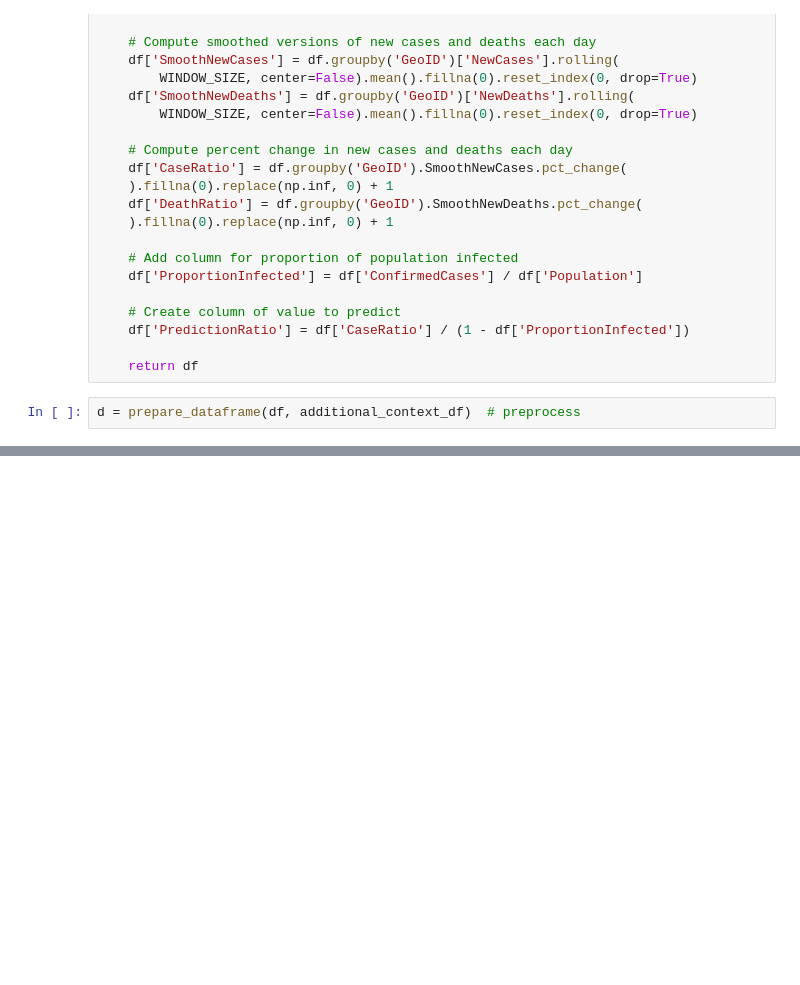
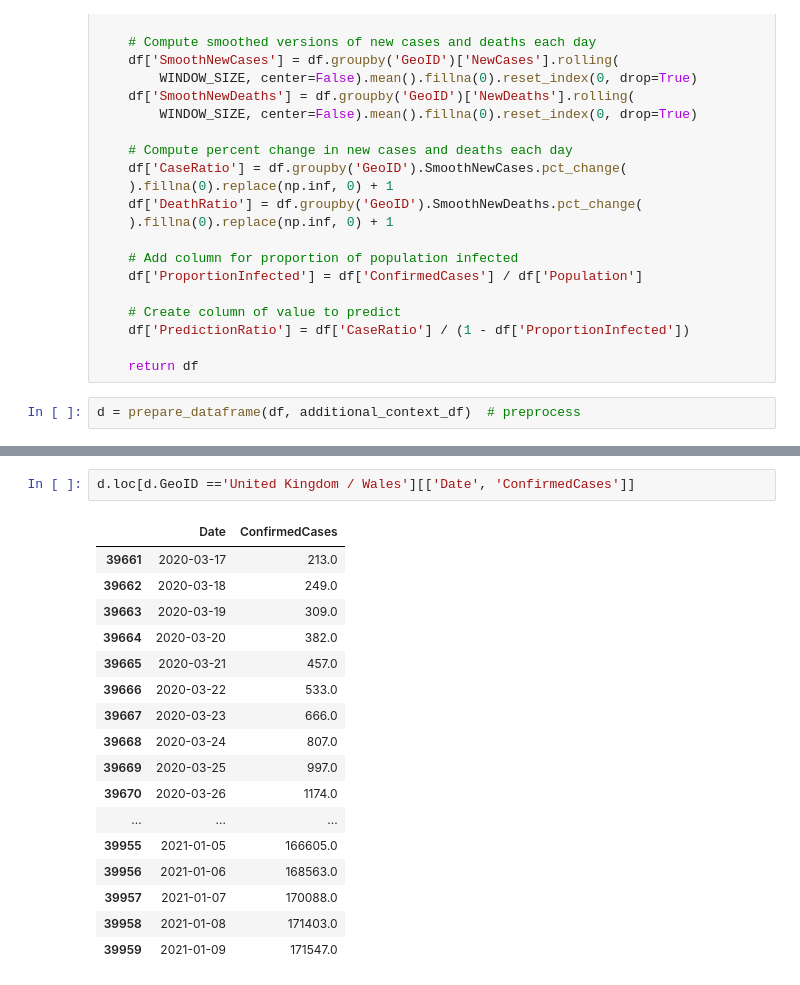
Before and after one commit to bradyneal/covid-xprize-comp, a Jupyter notebook: ongoing/prescriptors/update_data.ipynb, the cells around one changed output, grey strips where cells are left out. Saved outputs shown, nothing was run; the diff lists cells and outputs as text; blank space fills up the shorter version.

```diff
--- a/ongoing/prescriptors/update_data.ipynb
+++ b/ongoing/prescriptors/update_data.ipynb
@@ -211,0 +208,20 @@ Timestamp('2021-01-31 00:00:00')
+# %%
+d.loc[d.GeoID =='United Kingdom / Wales'][['Date', 'ConfirmedCases']]
+# %% [output]
+|  | Date | ConfirmedCases |
+| 39661 | 2020-03-17 | 213.0 |
+| 39662 | 2020-03-18 | 249.0 |
+| 39663 | 2020-03-19 | 309.0 |
+| 39664 | 2020-03-20 | 382.0 |
+| 39665 | 2020-03-21 | 457.0 |
+| 39666 | 2020-03-22 | 533.0 |
+| 39667 | 2020-03-23 | 666.0 |
+| 39668 | 2020-03-24 | 807.0 |
+| 39669 | 2020-03-25 | 997.0 |
+| 39670 | 2020-03-26 | 1174.0 |
+| ... | ... | ... |
+| 39955 | 2021-01-05 | 166605.0 |
+| 39956 | 2021-01-06 | 168563.0 |
+| 39957 | 2021-01-07 | 170088.0 |
+| 39958 | 2021-01-08 | 171403.0 |
+| 39959 | 2021-01-09 | 171547.0 |
```
Also changed, not shown: parts of 19 cells of this notebook.
